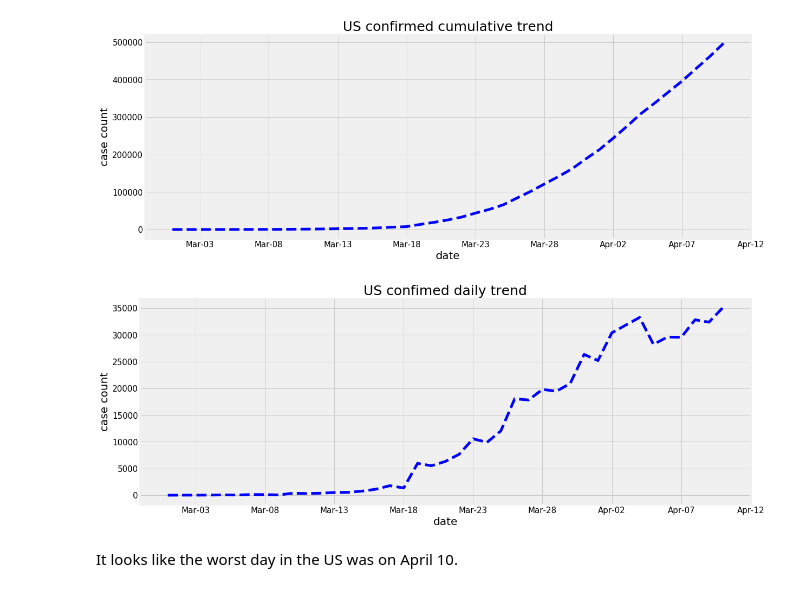
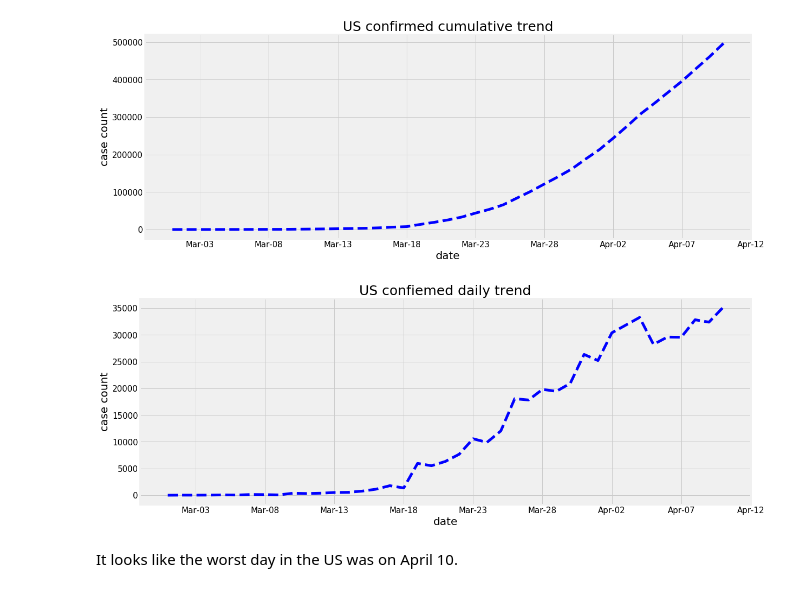
Before and after one commit to anarhasanov/COVID-19-analysis, a Jupyter notebook: COVID-19 analysis.ipynb, the cells around one changed output. Cells and saved outputs as stored; diff of their text form; code cells hidden in the pictures.

Commit message:
made a small fix to chart texts

```diff
--- a/COVID-19 analysis.ipynb
+++ b/COVID-19 analysis.ipynb
@@ -436,10 +436,10 @@ plot_specific_trend(confirmed_trend_top15, 'US', '2020-03-01', 'b', 'US confirme
 # %% [output]
 [figure]
 # %%
-plot_specific_trend(confirmed_trend_top15.diff(), 'US', '2020-03-01', 'b', 'US confimed daily trend', 5, 'case count')
+plot_specific_trend(confirmed_trend_top15.diff(), 'US', '2020-03-01', 'b', 'US confiemed daily trend', 5, 'case count')
 # plt.savefig('USdailytrend')
 # %% [output]
-[figure, old version]
+[figure, new version]
 # %% [markdown]
 It looks like the worst day in the US was on April 10.
 # %%
```
Also changed, not shown: parts of 1 cell of this notebook.
